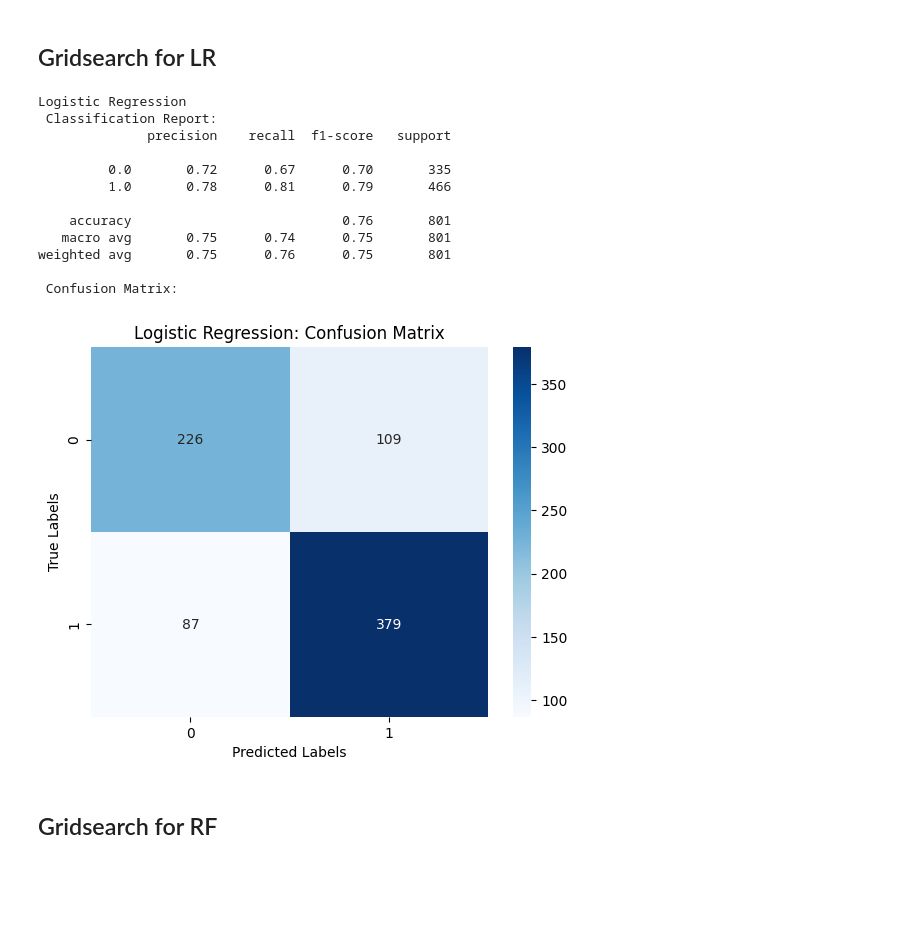
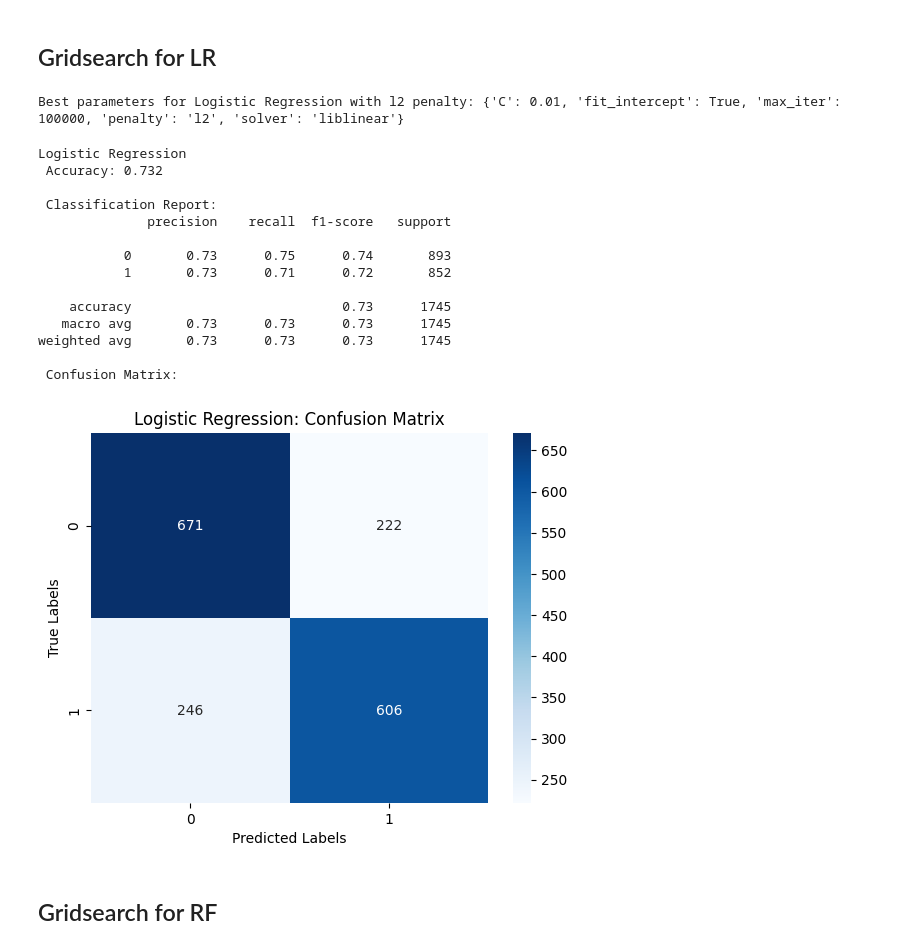
Before and after one commit to dbellenberg/CostSensitiveCreditRisk, a Jupyter notebook: final_project/merged_final_version/final_ml_project.ipynb, the cells around one changed output. Cells and saved outputs as stored; diff of their text form; code cells hidden in the pictures; blank space fills up the shorter version.

```diff
--- a/final_project/merged_final_version/final_ml_project.ipynb
+++ b/final_project/merged_final_version/final_ml_project.ipynb
@@ -408,6 +353,10 @@ weighted avg       0.75      0.75      0.75       801
 # %% [markdown]
 # SVM
 # %%
-svmTuned = LinearSVC(max_iter = 1000000, loss = 'hinge', C = 1, random_state = 9)
+svmTuned = LinearSVC(max_iter = 1000000, random_state = 9)
 svmTuned.fit(X_train, y_train)
+
+y_pred_svm = svmTuned.predict(X_test)
+
+evaluate(y_test, y_pred_svm, "SVM")
 # %% [output]
@@ -417,54 +380,56 @@ LinearSVC(C=1, loss='hinge', max_iter=1000000, random_state=9)
 # %% [markdown]
 ## Gridsearch for LR
 # %%
-# Suppress the warning message for non-finite test/train scores
-warnings.filterwarnings('ignore', message='One or more of the test scores are non-finite')
-warnings.filterwarnings('ignore', message='One or more of the train scores are non-finite')
-
-
-# Define the parameter grid for Logistic Regression
-param_grid_lr = {
-    'penalty': ['none', 'l2'],
+# Define the parameter grid for Logistic Regression with l2 penalty
+param_grid_lr_l2 = {
+    'penalty': ['l2'],
     'C': [0.001, 0.01, 0.1, 1, 10, 100],
     'fit_intercept': [True, False],
     'solver': ['newton-cg', 'lbfgs', 'liblinear', 'sag', 'saga'],
-              'max_iter': [100, 500, 5000, 50000]
+    'max_iter': [100, 500, 5000, 50000, 100000]  # added larger max_iter
 }
 
 # Initialize the Logistic Regression classifier
 lr = LogisticRegression()
 
-# Set up the HalvingGridSearchCV
-grid_search_lr = HalvingGridSearchCV(estimator=lr, param_grid=param_grid_lr, cv=5, n_jobs=-1, verbose=2, factor=2, min_resources='exhaust')
+# Set up the HalvingGridSearchCV for l2 penalty
+grid_search_lr_l2 = HalvingGridSearchCV(estimator=lr, param_grid=param_grid_lr_l2, cv=5, n_jobs=-1, verbose=2, factor=2, min_resources='exhaust')
 
-# Fit the HalvingGridSearchCV to the data
-grid_search_lr.fit(X_train, y_train)
+grid_search_lr_l2.fit(X_train, y_train)
 
-# Get the best parameters
-best_params_lr = grid_search_lr.best_params_
-print("Best parameters for Logistic Regression:", best_params_lr)
+
+# Clear the output of the Jupyter notebook
+clear_output()
+
+
+best_params_lr_l2 = grid_search_lr_l2.best_params_
+print("Best parameters for Logistic Regression with l2 penalty:", best_params_lr_l2)
+# %% [output]
+Best parameters for Logistic Regression with l2 penalty: {'C': 0.01, 'fit_intercept': True, 'max_iter': 100000, 'penalty': 'l2', 'solver': 'liblinear'}
 # %%
-lr = LogisticRegression(**best_params_lr)
+lr_opt = LogisticRegression(**best_params_lr_l2)
 
-lr.fit(X_train, y_train)
-y_pred_lr = lr.predict(X_test)
+lr_opt.fit(X_train, y_train)
+y_pred_lr = lr_opt.predict(X_test)
 
 # Evaluation
 evaluate(y_test, y_pred_lr, "Logistic Regression")
 # %% [output]
 Logistic Regression
+ Accuracy: 0.732
+
  Classification Report:
               precision    recall  f1-score   support
 
-         0.0       0.72      0.67      0.70       335
-         1.0       0.78      0.81      0.79       466
+           0       0.73      0.75      0.74       893
+           1       0.73      0.71      0.72       852
 
-    accuracy                           0.76       801
-   macro avg       0.75      0.74      0.75       801
-weighted avg       0.75      0.76      0.75       801
+    accuracy                           0.73      1745
+   macro avg       0.73      0.73      0.73      1745
+weighted avg       0.73      0.73      0.73      1745
 
  Confusion Matrix:
-[figure, old version]
+[figure, new version]
 # %% [markdown]
 ## Gridsearch for RF
 # %%
```
Also changed, not shown: parts of 35 cells of this notebook, 23 other files.
